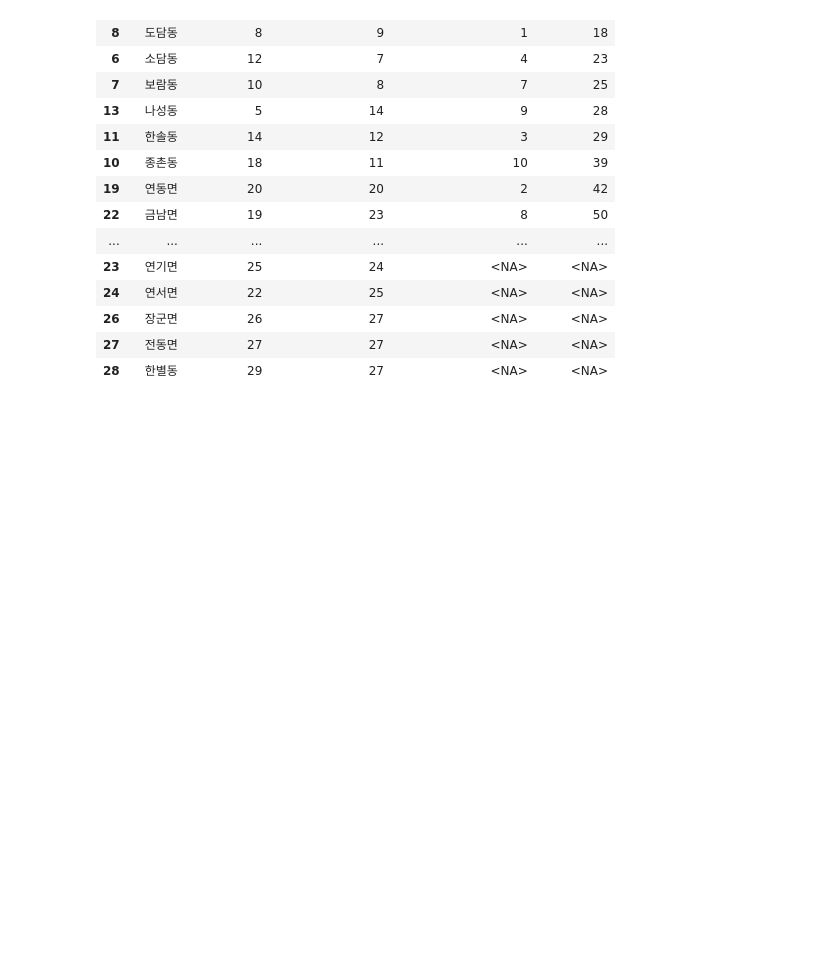
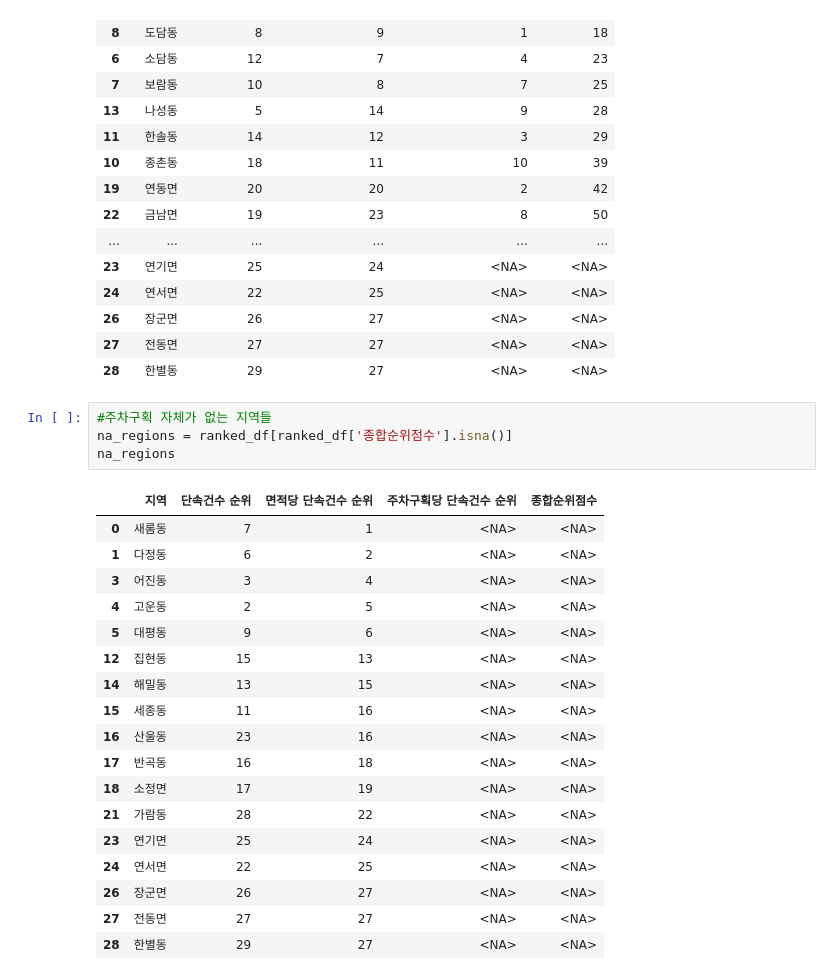
Before and after one commit to social-intelligence-team1/social-intelligence-project, a Jupyter notebook: main/분석_행정구역_선별.ipynb, the cells around one changed output. Cells and saved outputs as stored; diff of their text form; blank space fills up the shorter version.

```diff
--- a/main/분석_행정구역_선별.ipynb
+++ b/main/분석_행정구역_선별.ipynb
@@ -161,3 +162,26 @@ ranked_df
 | 26 | 장군면 | 26 | 27 | <NA> | <NA> |
 | 27 | 전동면 | 27 | 27 | <NA> | <NA> |
 | 28 | 한별동 | 29 | 27 | <NA> | <NA> |
+# %%
+#주차구획 자체가 없는 지역들
+na_regions = ranked_df[ranked_df['종합순위점수'].isna()]
+na_regions
+# %% [output]
+|  | 지역 | 단속건수 순위 | 면적당 단속건수 순위 | 주차구획당 단속건수 순위 | 종합순위점수 |
+| 0 | 새롬동 | 7 | 1 | <NA> | <NA> |
+| 1 | 다정동 | 6 | 2 | <NA> | <NA> |
+| 3 | 어진동 | 3 | 4 | <NA> | <NA> |
+| 4 | 고운동 | 2 | 5 | <NA> | <NA> |
+| 5 | 대평동 | 9 | 6 | <NA> | <NA> |
+| 12 | 집현동 | 15 | 13 | <NA> | <NA> |
+| 14 | 해밀동 | 13 | 15 | <NA> | <NA> |
+| 15 | 세종동 | 11 | 16 | <NA> | <NA> |
+| 16 | 산울동 | 23 | 16 | <NA> | <NA> |
+| 17 | 반곡동 | 16 | 18 | <NA> | <NA> |
+| 18 | 소정면 | 17 | 19 | <NA> | <NA> |
+| 21 | 가람동 | 28 | 22 | <NA> | <NA> |
+| 23 | 연기면 | 25 | 24 | <NA> | <NA> |
+| 24 | 연서면 | 22 | 25 | <NA> | <NA> |
+| 26 | 장군면 | 26 | 27 | <NA> | <NA> |
+| 27 | 전동면 | 27 | 27 | <NA> | <NA> |
+| 28 | 한별동 | 29 | 27 | <NA> | <NA> |
```
Also changed, not shown: parts of 3 cells of this notebook.
